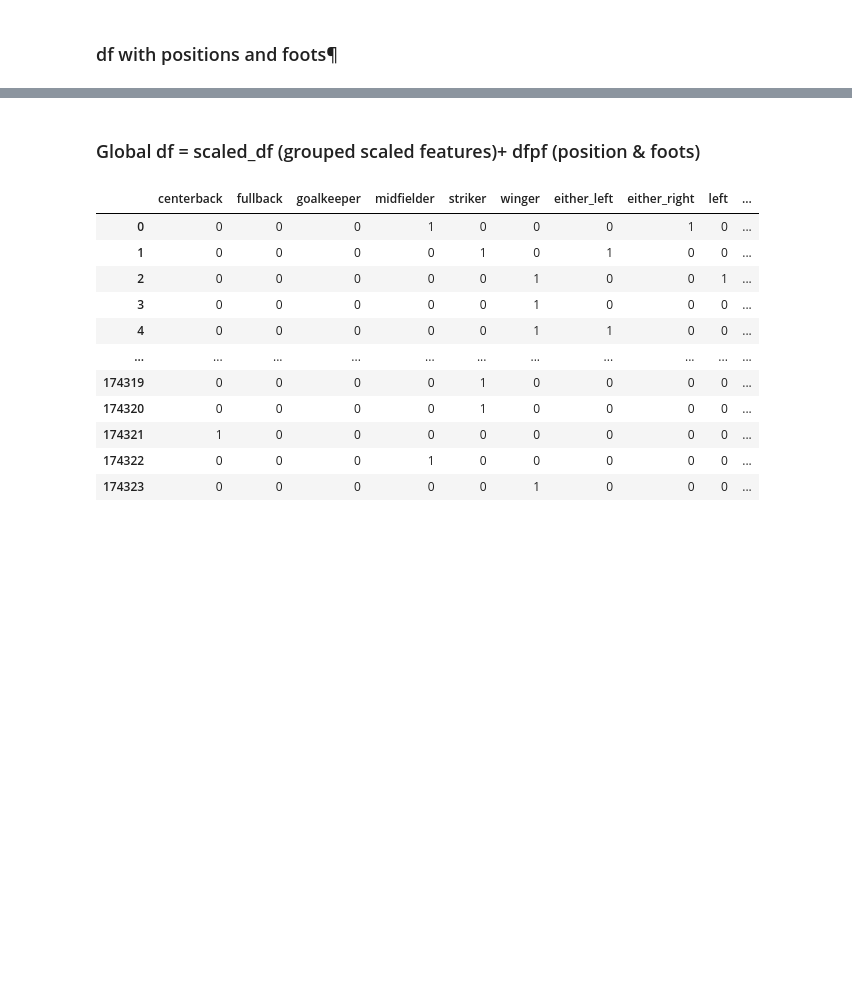
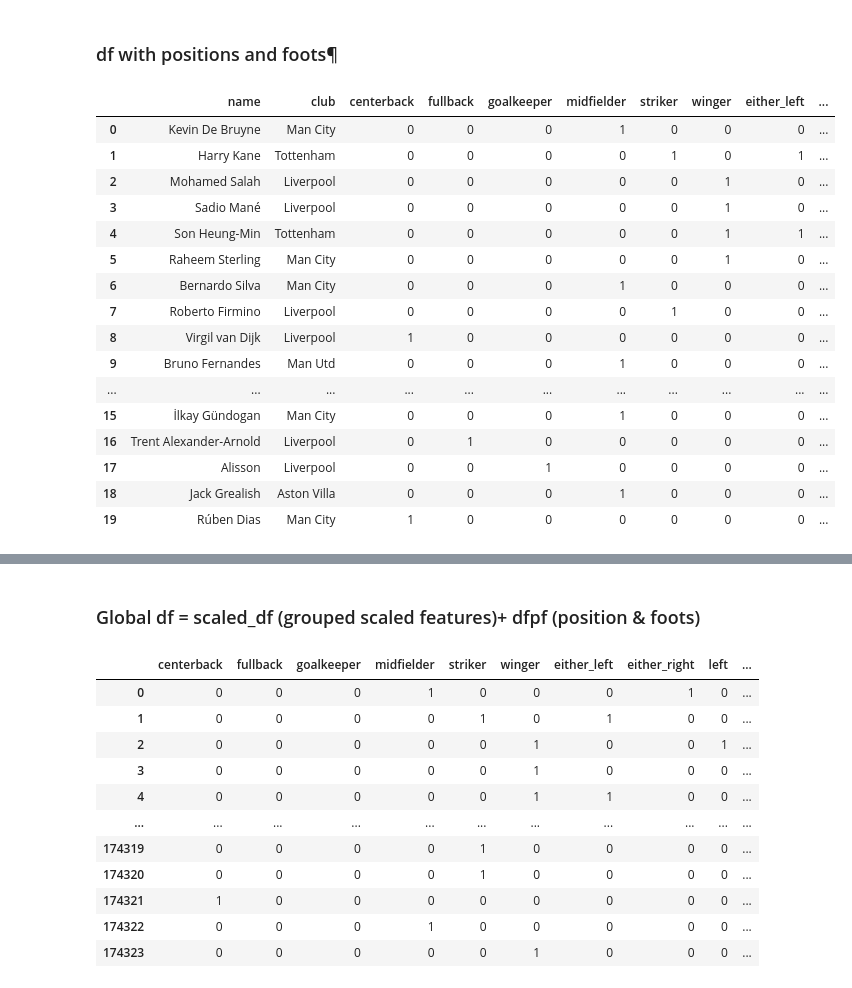
Before and after one commit to maximegoossens99/Moneyball, a Jupyter notebook: notebooks/fictive_player_analysis.ipynb, the cells around one changed output, grey strips where cells are left out. Drawn from its saved outputs; the diff is of its cells as text; code cells hidden in the pictures; blank space fills up the shorter version.

```diff
--- a/notebooks/fictive_player_analysis.ipynb
+++ b/notebooks/fictive_player_analysis.ipynb
@@ -439,5 +413,23 @@ columns_to_remove = ['nat', 'position', 'dob', 'age', 'height', 'weight',
 # Remove specified columns
 dfpf.drop(columns=columns_to_remove, inplace=True)
 # %%
-#dfpf.head()
+dfpf.head(20)
+# %% [output]
+|  | name | club | centerback | fullback | goalkeeper | midfielder | striker | winger | either_left | ... |
+| 0 | Kevin De Bruyne | Man City | 0 | 0 | 0 | 1 | 0 | 0 | 0 | ... |
+| 1 | Harry Kane | Tottenham | 0 | 0 | 0 | 0 | 1 | 0 | 1 | ... |
+| 2 | Mohamed Salah | Liverpool | 0 | 0 | 0 | 0 | 0 | 1 | 0 | ... |
+| 3 | Sadio Mané | Liverpool | 0 | 0 | 0 | 0 | 0 | 1 | 0 | ... |
+| 4 | Son Heung-Min | Tottenham | 0 | 0 | 0 | 0 | 0 | 1 | 1 | ... |
+| 5 | Raheem Sterling | Man City | 0 | 0 | 0 | 0 | 0 | 1 | 0 | ... |
+| 6 | Bernardo Silva | Man City | 0 | 0 | 0 | 1 | 0 | 0 | 0 | ... |
+| 7 | Roberto Firmino | Liverpool | 0 | 0 | 0 | 0 | 1 | 0 | 0 | ... |
+| 8 | Virgil van Dijk | Liverpool | 1 | 0 | 0 | 0 | 0 | 0 | 0 | ... |
+| 9 | Bruno Fernandes | Man Utd | 0 | 0 | 0 | 1 | 0 | 0 | 0 | ... |
+| ... | ... | ... | ... | ... | ... | ... | ... | ... | ... | ... |
+| 15 | İlkay Gündogan | Man City | 0 | 0 | 0 | 1 | 0 | 0 | 0 | ... |
+| 16 | Trent Alexander-Arnold | Liverpool | 0 | 1 | 0 | 0 | 0 | 0 | 0 | ... |
+| 17 | Alisson | Liverpool | 0 | 0 | 1 | 0 | 0 | 0 | 0 | ... |
+| 18 | Jack Grealish | Aston Villa | 0 | 0 | 0 | 1 | 0 | 0 | 0 | ... |
+| 19 | Rúben Dias | Man City | 1 | 0 | 0 | 0 | 0 | 0 | 0 | ... |
 # %%
```
Also changed, not shown: parts of 15 cells of this notebook, 1 other file.
